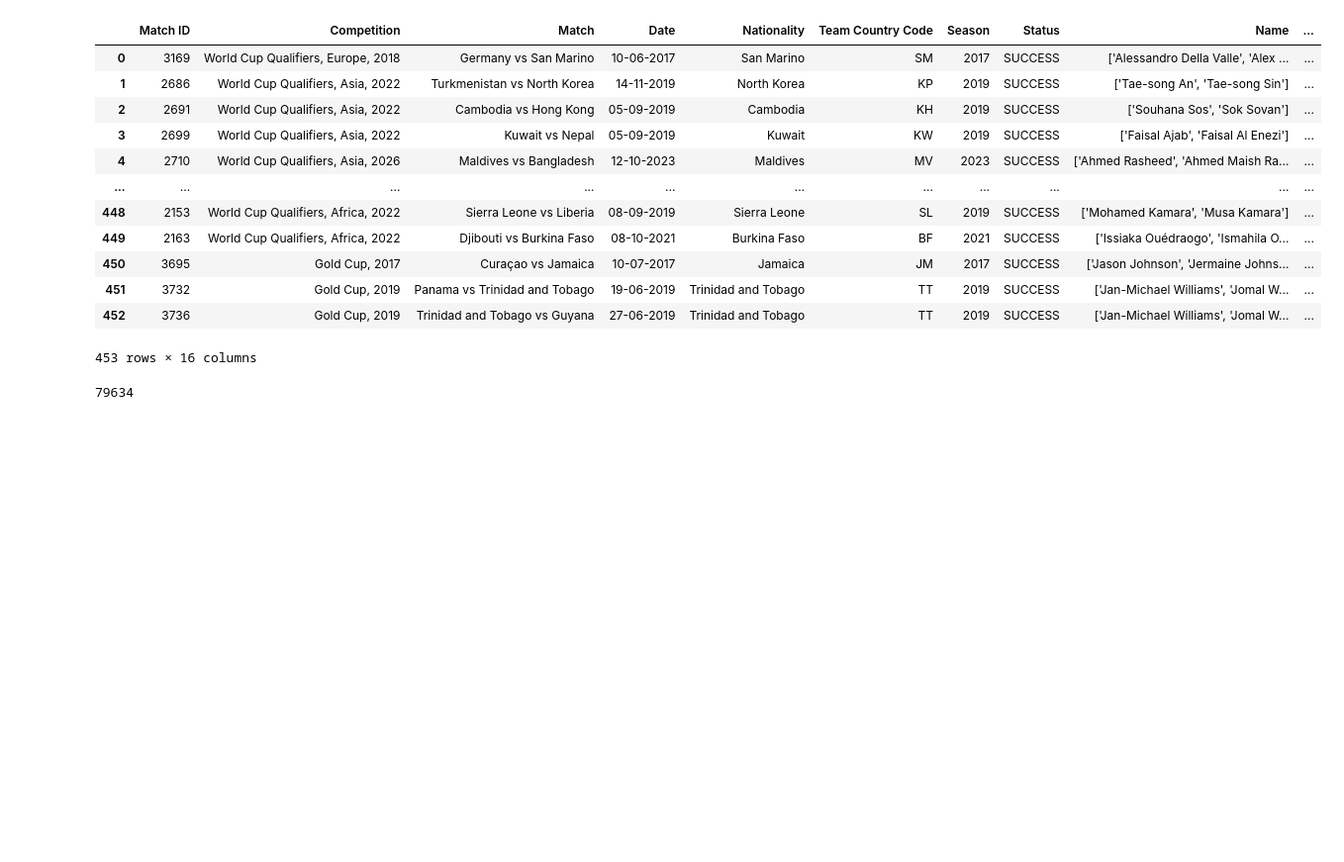
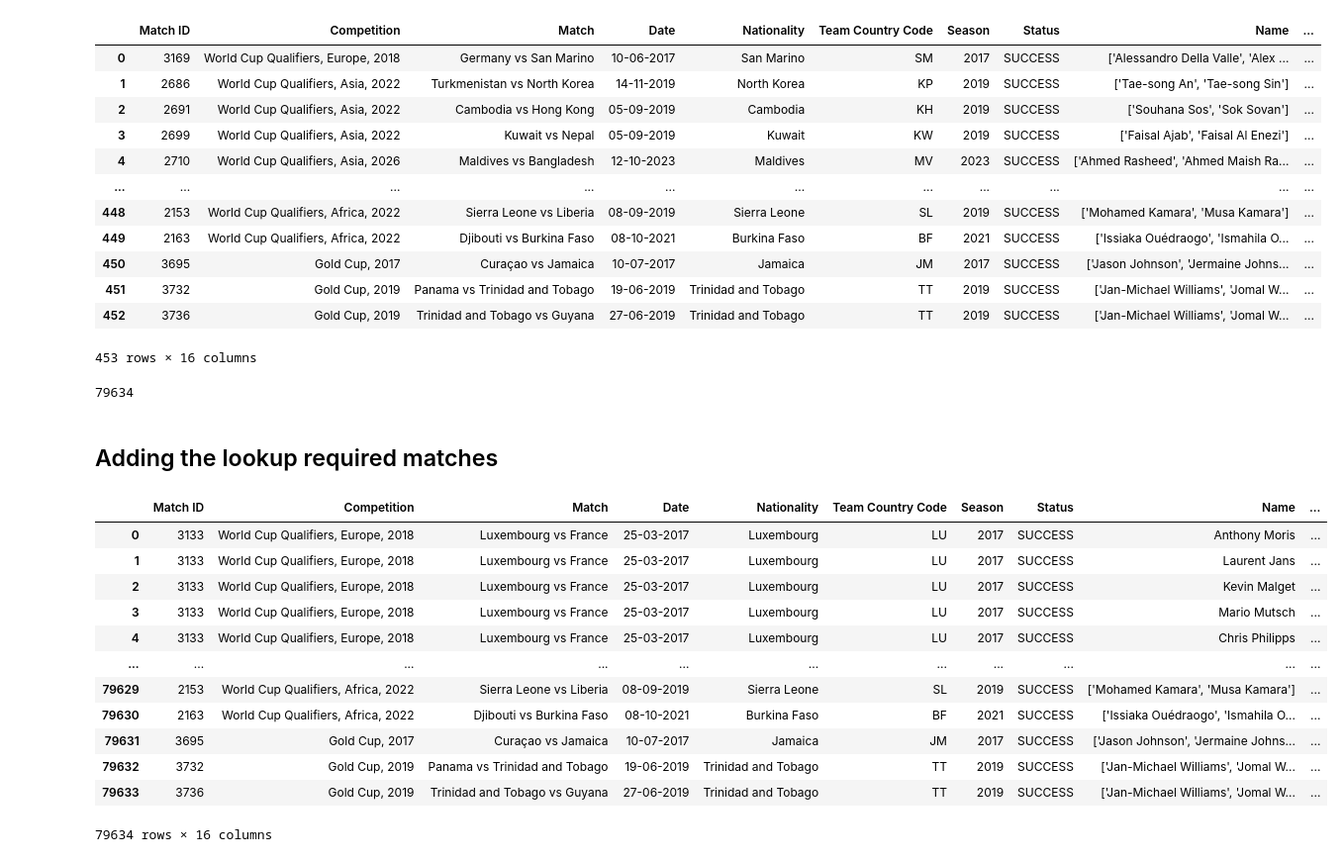
Before and after one commit to finnlsmith/footy_project_market_value_rankings, a Jupyter notebook: create_dataset_1/add_dfs_to_large_df.ipynb, the cells around one changed output. Shown at 99% size. Cells and saved outputs as stored; diff of their text form; code cells hidden in the pictures; blank space fills up the shorter version.

Commit message:
Merged

```diff
--- a/create_dataset_1/add_dfs_to_large_df.ipynb
+++ b/create_dataset_1/add_dfs_to_large_df.ipynb
@@ -291,3 +291,5 @@ len(combined_df_merged)
 79634
 # %%
 combined_df_merged.to_csv('combined_df_merged_APRIL_22.csv')
+# %% [markdown]
+## Adding the lookup required matches
@@ -293,0 +320,19 @@ combined_df_merged.to_csv('combined_df_merged_APRIL_22.csv')
+# %%
+big_df_latest = load_csv_dataset('combined_df_merged_APRIL_22.csv')
+big_df_latest = big_df_latest.drop(columns={'Unnamed: 0'})
+# %%
+big_df_latest
+# %% [output]
+|  | Match ID | Competition | Match | Date | Nationality | Team Country Code | Season | Status | Name | ... |
+| 0 | 3133 | World Cup Qualifiers, Europe, 2018 | Luxembourg vs France | 25-03-2017 | Luxembourg | LU | 2017 | SUCCESS | Anthony Moris | ... |
+| 1 | 3133 | World Cup Qualifiers, Europe, 2018 | Luxembourg vs France | 25-03-2017 | Luxembourg | LU | 2017 | SUCCESS | Laurent Jans | ... |
+| 2 | 3133 | World Cup Qualifiers, Europe, 2018 | Luxembourg vs France | 25-03-2017 | Luxembourg | LU | 2017 | SUCCESS | Kevin Malget | ... |
+| 3 | 3133 | World Cup Qualifiers, Europe, 2018 | Luxembourg vs France | 25-03-2017 | Luxembourg | LU | 2017 | SUCCESS | Mario Mutsch | ... |
+| 4 | 3133 | World Cup Qualifiers, Europe, 2018 | Luxembourg vs France | 25-03-2017 | Luxembourg | LU | 2017 | SUCCESS | Chris Philipps | ... |
+| ... | ... | ... | ... | ... | ... | ... | ... | ... | ... | ... |
+| 79629 | 2153 | World Cup Qualifiers, Africa, 2022 | Sierra Leone vs Liberia | 08-09-2019 | Sierra Leone | SL | 2019 | SUCCESS | ['Mohamed Kamara', 'Musa Kamara'] | ... |
+| 79630 | 2163 | World Cup Qualifiers, Africa, 2022 | Djibouti vs Burkina Faso | 08-10-2021 | Burkina Faso | BF | 2021 | SUCCESS | ['Issiaka Ouédraogo', 'Ismahila O... | ... |
+| 79631 | 3695 | Gold Cup, 2017 | Curaçao vs Jamaica | 10-07-2017 | Jamaica | JM | 2017 | SUCCESS | ['Jason Johnson', 'Jermaine Johns... | ... |
+| 79632 | 3732 | Gold Cup, 2019 | Panama vs Trinidad and Tobago | 19-06-2019 | Trinidad and Tobago | TT | 2019 | SUCCESS | ['Jan-Michael Williams', 'Jomal W... | ... |
+| 79633 | 3736 | Gold Cup, 2019 | Trinidad and Tobago vs Guyana | 27-06-2019 | Trinidad and Tobago | TT | 2019 | SUCCESS | ['Jan-Michael Williams', 'Jomal W... | ... |
+79634 rows × 16 columns
```
Also changed, not shown: parts of 3 cells of this notebook, 26 other files.
